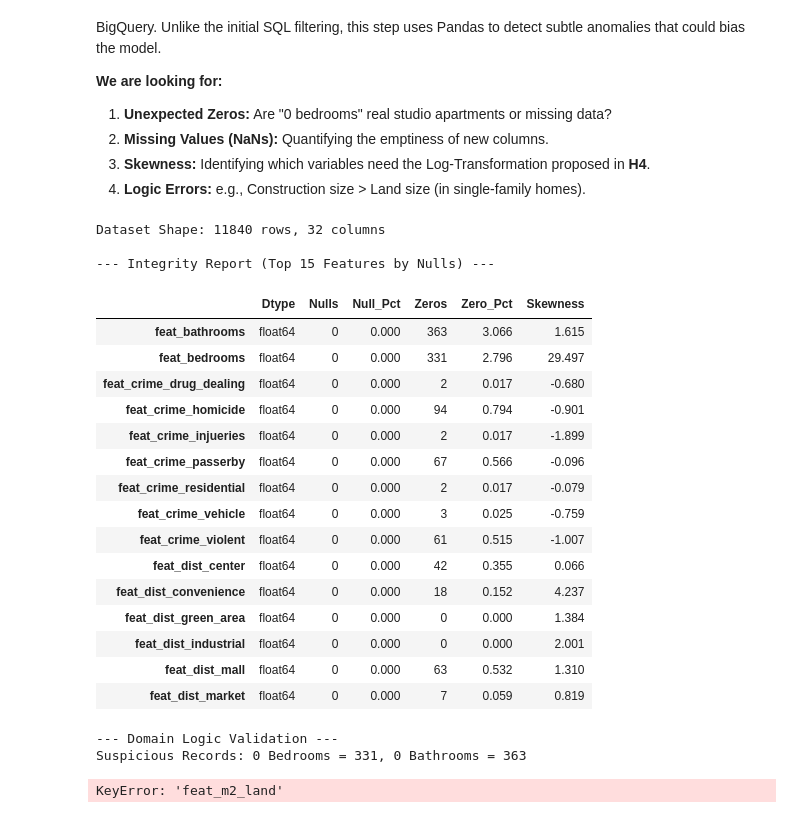
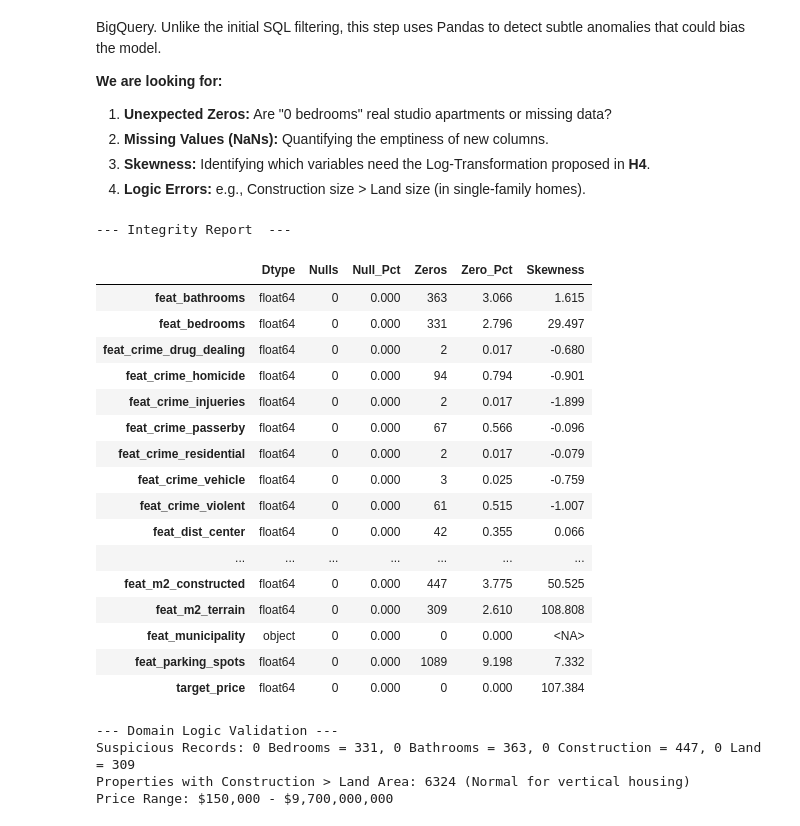
Before and after one commit to ColossalCoin/real-state-qro, a Jupyter notebook: notebooks/03_model_diagnosis_and_feature_engineering.ipynb, the cells around one changed output. Drawn from its saved outputs; the diff is of its cells as text; code cells hidden in the pictures.

```diff
--- a/notebooks/03_model_diagnosis_and_feature_engineering.ipynb
+++ b/notebooks/03_model_diagnosis_and_feature_engineering.ipynb
@@ -184,10 +184,8 @@ def check_integrity(df):
     """
     Generates a summary report of the dataframe's health.
     """
-    # 1. Basic Info
-    print(f"Dataset Shape: {df.shape[0]} rows, {df.shape[1]} columns")
 
-    # 2. Nulls & Zeros Analysis
+    # Nulls & Zeros Analysis
     integrity_df = pd.DataFrame({
         'Dtype': df.dtypes,
         'Nulls': df.isnull().sum(),
@@ -198,53 +196,55 @@ def check_integrity(df):
     })
 
     # Filter only relevant columns (exclude IDs or non-numeric if needed)
-    return integrity_df.sort_values(by='Null_Pct', ascending=False)
+    return integrity_df
 
 # Execute the check
 integrity_report = check_integrity(df)
 
 # Display the report with highlighting for potential issues
 # - High Null % -> Candidates for dropping or imputation
 # - High Skewness (> 1 or < -1) -> Candidates for Log Transformation (H4)
 # - Unexpected Zeros -> Potential data quality issues
-print("\n--- Integrity Report (Top 15 Features by Nulls) ---")
-display(integrity_report.head(15))
+print("\n--- Integrity Report  ---")
+display(integrity_report)
 
 # --- LOGIC CHECKS (Domain Specific) ---
 print("\n--- Domain Logic Validation ---")
 
-# Check 1: Houses with 0 Bedrooms or 0 Bathrooms
+# Check 1: Houses with 0 Bedrooms, 0 Bathrooms, 0 construction, or 0 land
 zero_beds = df[df['feat_bedrooms'] == 0].shape[0]
 zero_baths = df[df['feat_bathrooms'] == 0].shape[0]
-print(f"Suspicious Records: 0 Bedrooms = {zero_beds}, 0 Bathrooms = {zero_baths}")
+zero_construction = df[df['feat_m2_constructed'] == 0].shape[0]
+zero_land = df[df['feat_m2_terrain'] == 0].shape[0]
+print(f"Suspicious Records: 0 Bedrooms = {zero_beds}, 0 Bathrooms = {zero_baths}, 0 Construction = {zero_construction}, 0 Land = {zero_land}")
 
 # Check 2: Construction > Land (Valid for apartments, suspicious for houses if we had that flag)
 # For now, we just check the ratio
-denser_than_land = df[df['feat_m2_constructed'] > df['feat_m2_land']].shape[0]
+denser_than_land = df[df['feat_m2_constructed'] > df['feat_m2_terrain']].shape[0]
 print(f"Properties with Construction > Land Area: {denser_than_land} (Normal for vertical housing)")
 
 # Check 3: Price Outliers (Simple Min/Max check)
 print(f"Price Range: ${df['target_price'].min():,.0f} - ${df['target_price'].max():,.0f}")
 # %% [output]
-Dataset Shape: 11840 rows, 32 columns
-
---- Integrity Report (Top 15 Features by Nulls) ---
+--- Integrity Report  ---
 |  | Dtype | Nulls | Null_Pct | Zeros | Zero_Pct | Skewness |
 | feat_bathrooms | float64 | 0 | 0.000 | 363 | 3.066 | 1.615 |
 | feat_bedrooms | float64 | 0 | 0.000 | 331 | 2.796 | 29.497 |
 | feat_crime_drug_dealing | float64 | 0 | 0.000 | 2 | 0.017 | -0.680 |
 | feat_crime_homicide | float64 | 0 | 0.000 | 94 | 0.794 | -0.901 |
 | feat_crime_injueries | float64 | 0 | 0.000 | 2 | 0.017 | -1.899 |
 | feat_crime_passerby | float64 | 0 | 0.000 | 67 | 0.566 | -0.096 |
 | feat_crime_residential | float64 | 0 | 0.000 | 2 | 0.017 | -0.079 |
 | feat_crime_vehicle | float64 | 0 | 0.000 | 3 | 0.025 | -0.759 |
 | feat_crime_violent | float64 | 0 | 0.000 | 61 | 0.515 | -1.007 |
 | feat_dist_center | float64 | 0 | 0.000 | 42 | 0.355 | 0.066 |
-| feat_dist_convenience | float64 | 0 | 0.000 | 18 | 0.152 | 4.237 |
-| feat_dist_green_area | float64 | 0 | 0.000 | 0 | 0.000 | 1.384 |
-| feat_dist_industrial | float64 | 0 | 0.000 | 0 | 0.000 | 2.001 |
-| feat_dist_mall | float64 | 0 | 0.000 | 63 | 0.532 | 1.310 |
-| feat_dist_market | float64 | 0 | 0.000 | 7 | 0.059 | 0.819 |
+| ... | ... | ... | ... | ... | ... | ... |
+| feat_m2_constructed | float64 | 0 | 0.000 | 447 | 3.775 | 50.525 |
+| feat_m2_terrain | float64 | 0 | 0.000 | 309 | 2.610 | 108.808 |
+| feat_municipality | object | 0 | 0.000 | 0 | 0.000 | <NA> |
+| feat_parking_spots | float64 | 0 | 0.000 | 1089 | 9.198 | 7.332 |
+| target_price | float64 | 0 | 0.000 | 0 | 0.000 | 107.384 |
 --- Domain Logic Validation ---
-Suspicious Records: 0 Bedrooms = 331, 0 Bathrooms = 363
+Suspicious Records: 0 Bedrooms = 331, 0 Bathrooms = 363, 0 Construction = 447, 0 Land = 309
+Properties with Construction > Land Area: 6324 (Normal for vertical housing)
+Price Range: $150,000 - $9,700,000,000
-KeyError: 'feat_m2_land'
```
Also changed, not shown: parts of 15 cells of this notebook.
